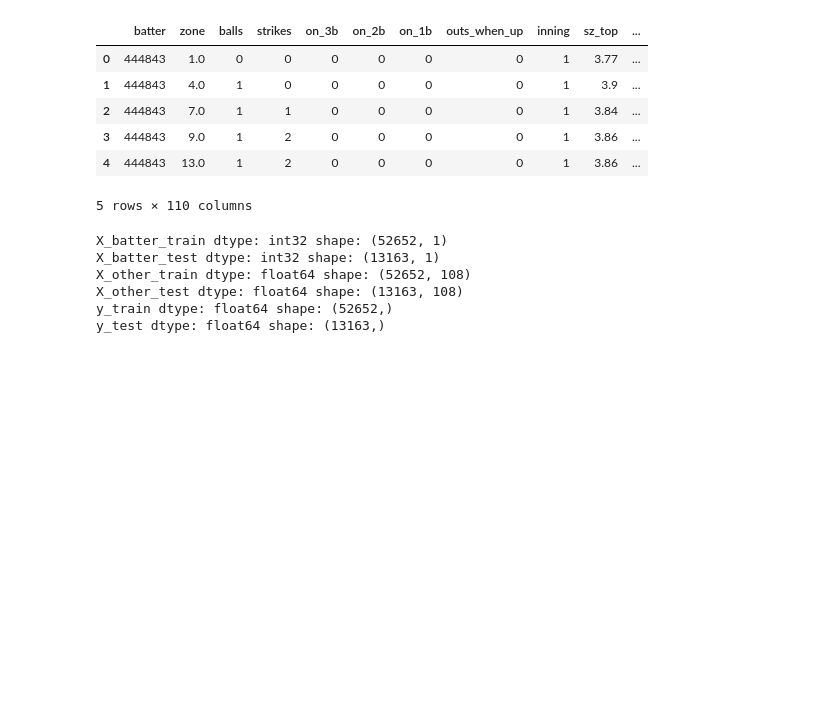
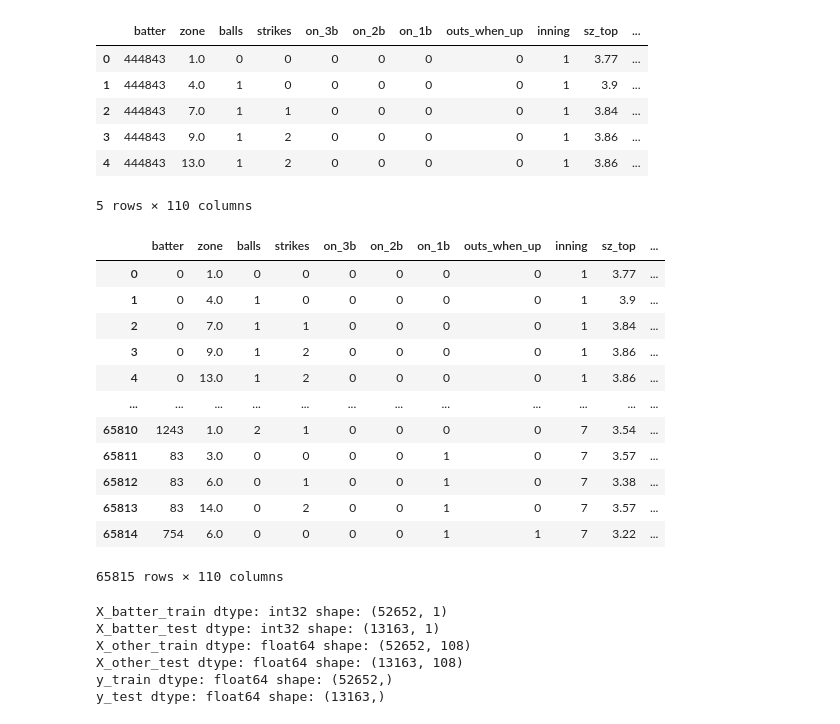
Before and after one commit to cassydm/rockies_moneyball_part-deux, a Jupyter notebook: Project 3/test_files/neural_network.ipynb, the cells around one changed output. Drawn from its saved outputs; the diff is of its cells as text; code cells hidden in the pictures; blank space fills up the shorter version.

```diff
--- a/Project 3/test_files/neural_network.ipynb
+++ b/Project 3/test_files/neural_network.ipynb
@@ -228,7 +228,21 @@ pitching_data_encoded.head()
 # %%
 # Making batter usable for the model
 unique_batters = pitching_data_encoded['batter'].unique()
 batter_to_index = {batter: idx for idx, batter in enumerate(unique_batters)}
-
+# print(batter_to_index)
 pitching_data_encoded['batter'] = pitching_data_encoded['batter'].map(batter_to_index)
-# pitching_data_encoded
+pitching_data_encoded
+# %% [output]
+|  | batter | zone | balls | strikes | on_3b | on_2b | on_1b | outs_when_up | inning | sz_top | ... |
+| 0 | 0 | 1.0 | 0 | 0 | 0 | 0 | 0 | 0 | 1 | 3.77 | ... |
+| 1 | 0 | 4.0 | 1 | 0 | 0 | 0 | 0 | 0 | 1 | 3.9 | ... |
+| 2 | 0 | 7.0 | 1 | 1 | 0 | 0 | 0 | 0 | 1 | 3.84 | ... |
+| 3 | 0 | 9.0 | 1 | 2 | 0 | 0 | 0 | 0 | 1 | 3.86 | ... |
+| 4 | 0 | 13.0 | 1 | 2 | 0 | 0 | 0 | 0 | 1 | 3.86 | ... |
+| ... | ... | ... | ... | ... | ... | ... | ... | ... | ... | ... | ... |
+| 65810 | 1243 | 1.0 | 2 | 1 | 0 | 0 | 0 | 0 | 7 | 3.54 | ... |
+| 65811 | 83 | 3.0 | 0 | 0 | 0 | 0 | 1 | 0 | 7 | 3.57 | ... |
+| 65812 | 83 | 6.0 | 0 | 1 | 0 | 0 | 1 | 0 | 7 | 3.38 | ... |
+| 65813 | 83 | 14.0 | 0 | 2 | 0 | 0 | 1 | 0 | 7 | 3.57 | ... |
+| 65814 | 754 | 6.0 | 0 | 0 | 0 | 0 | 1 | 1 | 7 | 3.22 | ... |
+65815 rows × 110 columns
```
Also changed, not shown: parts of 1 cell of this notebook, 3 other files.
